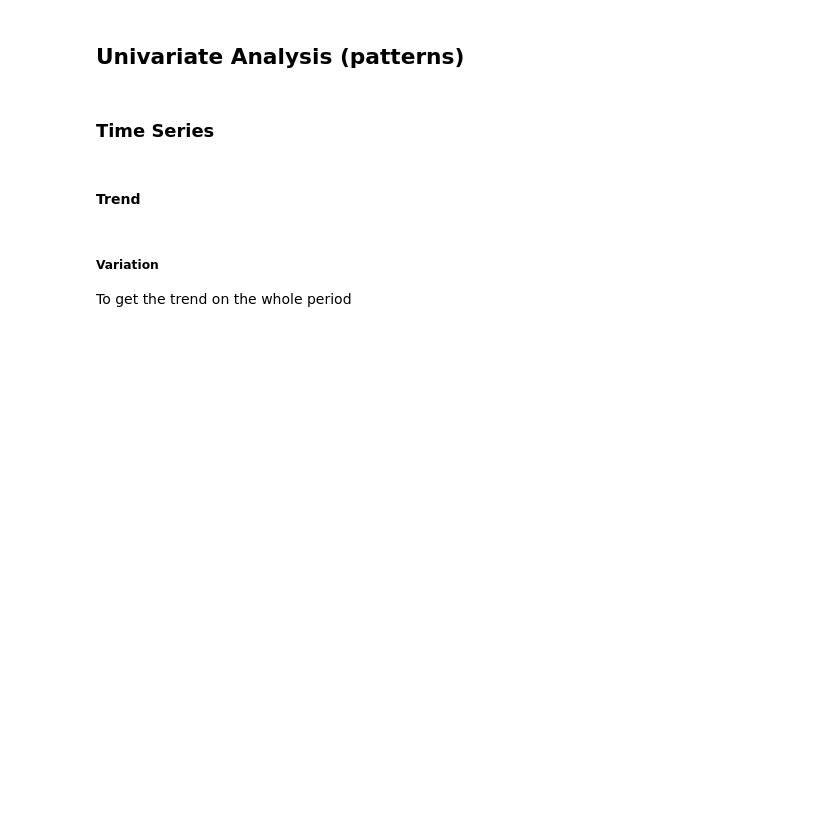
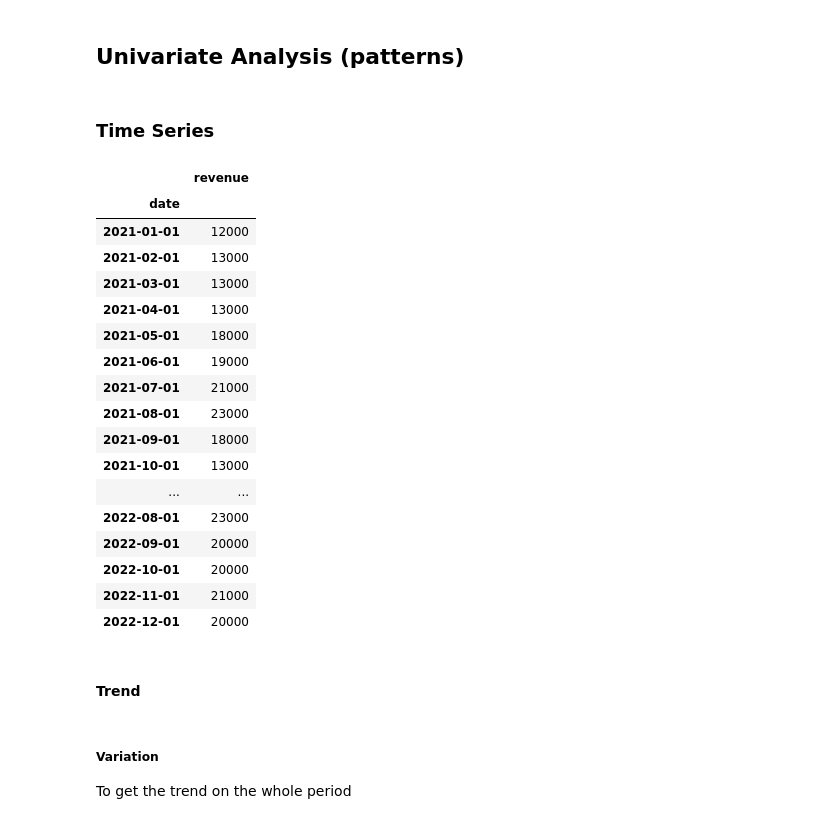
Before and after one commit to AlexisBogroff/Sorbonne_Data_Science_Workshop, a Jupyter notebook: src/data_analysis_with_pandas.ipynb, the cells around one changed output. Saved outputs shown, nothing was run; the diff lists cells and outputs as text; code cells hidden in the pictures; blank space fills up the shorter version.

```diff
--- a/src/data_analysis_with_pandas.ipynb
+++ b/src/data_analysis_with_pandas.ipynb
@@ -178,6 +178,27 @@ df_time = pd.DataFrame(data_time)
 # Cast as 'datetime' type (string otherwise)
 df_time.index = pd.to_datetime(df_time['date'])
 df_time.drop(columns='date', inplace=True)
+# %%
+df_time
+# %% [output]
+|  | revenue |
+| date |  |
+| 2021-01-01 | 12000 |
+| 2021-02-01 | 13000 |
+| 2021-03-01 | 13000 |
+| 2021-04-01 | 13000 |
+| 2021-05-01 | 18000 |
+| 2021-06-01 | 19000 |
+| 2021-07-01 | 21000 |
+| 2021-08-01 | 23000 |
+| 2021-09-01 | 18000 |
+| 2021-10-01 | 13000 |
+| ... | ... |
+| 2022-08-01 | 23000 |
+| 2022-09-01 | 20000 |
+| 2022-10-01 | 20000 |
+| 2022-11-01 | 21000 |
+| 2022-12-01 | 20000 |
 # %% [markdown]
 #### Trend
 # %% [markdown]
```
Also changed, not shown: 9 other files.
